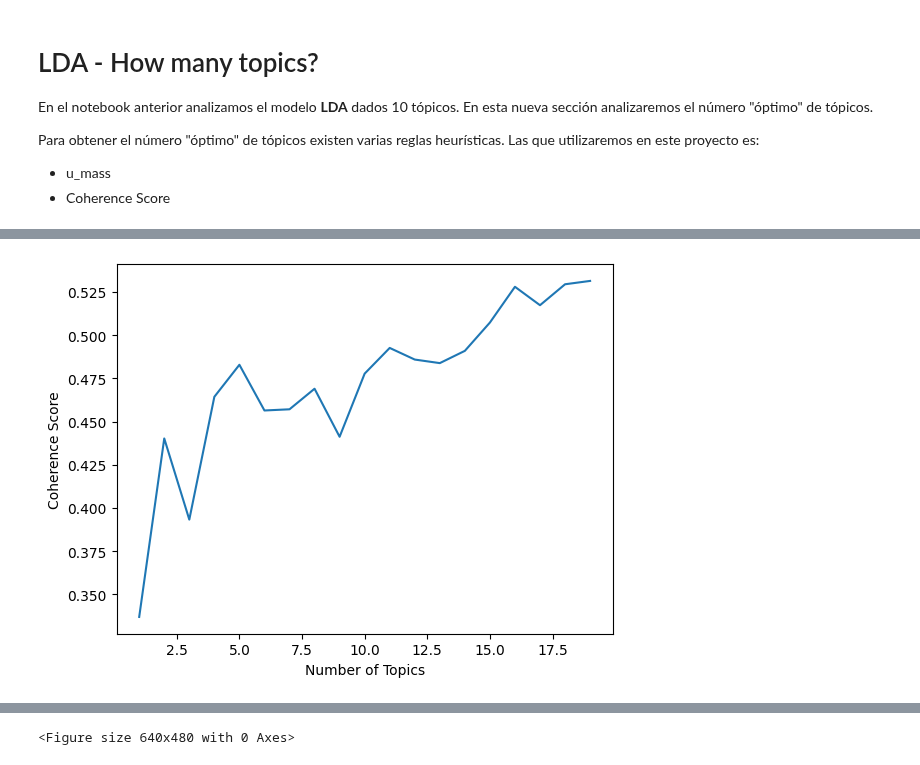
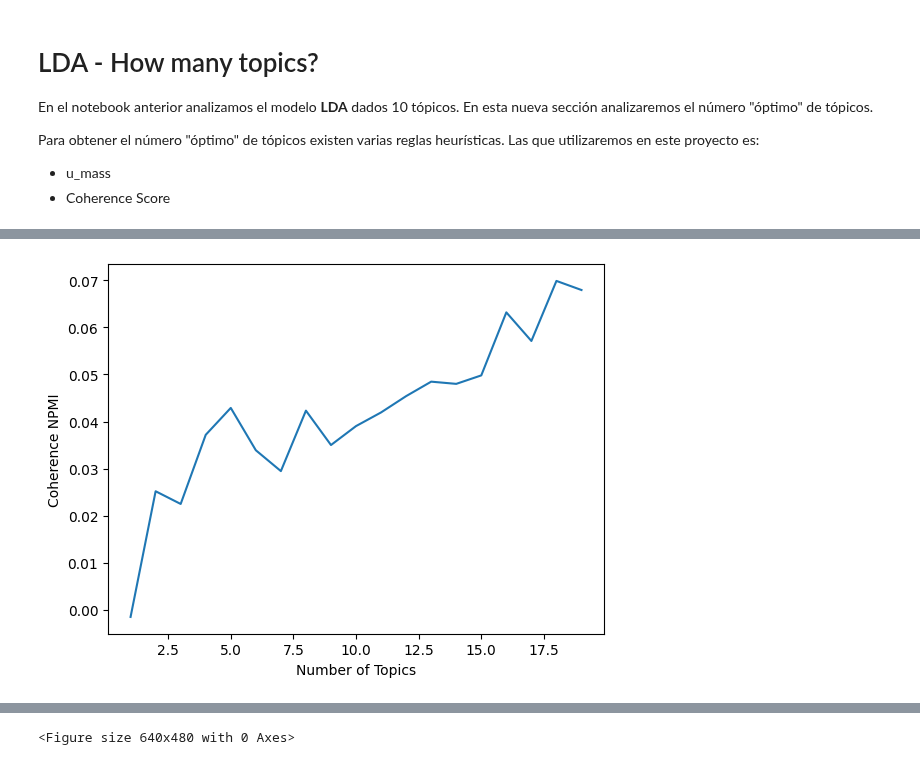
Before and after one commit to Eduardo-Moreno/nlp_nanook, a Jupyter notebook: src/notebooks/08-emo-lda-gensim-spacy.ipynb, the cells around one changed output, grey strips where cells are left out. Drawn from its saved outputs; the diff is of its cells as text; code cells hidden in the pictures.

Commit message:
Updating metrics to NPMI #2

```diff
--- a/src/notebooks/08-emo-lda-gensim-spacy.ipynb
+++ b/src/notebooks/08-emo-lda-gensim-spacy.ipynb
@@ -182,31 +182,31 @@ Wall time: 43min 48s
 # %%
 %%time
 topics = []
 score = []
 for n_topics in range(1,20,1):
     lda_model = LdaMulticore(
         corpus=corpus,
         id2word=dictionary,
         iterations=10,
         num_topics=n_topics,
         workers=4,
         passes=10,
         random_state=42
     )
     cm = CoherenceModel(
         model=lda_model,
         texts=tokens_spacy,
         corpus=corpus,
         dictionary=dictionary,
-        coherence='c_v'
+        coherence='c_npmi'
     )
     topics.append(n_topics)
     score.append(cm.get_coherence())
 
 _=plt.plot(topics, score)
 _=plt.xlabel('Number of Topics')
-_=plt.ylabel('Coherence Score')
+_=plt.ylabel('Coherence NPMI')
 plt.show()
-plt.savefig("../images/08-notebook/coherence_score_ntopics.png")
+plt.savefig("../images/08-notebook/npmi_score_ntopics.png")
 # %% [output]
-[figure, old version]
+[figure, new version]
```
Also changed, not shown: parts of 3 cells of this notebook, 1 other file.
